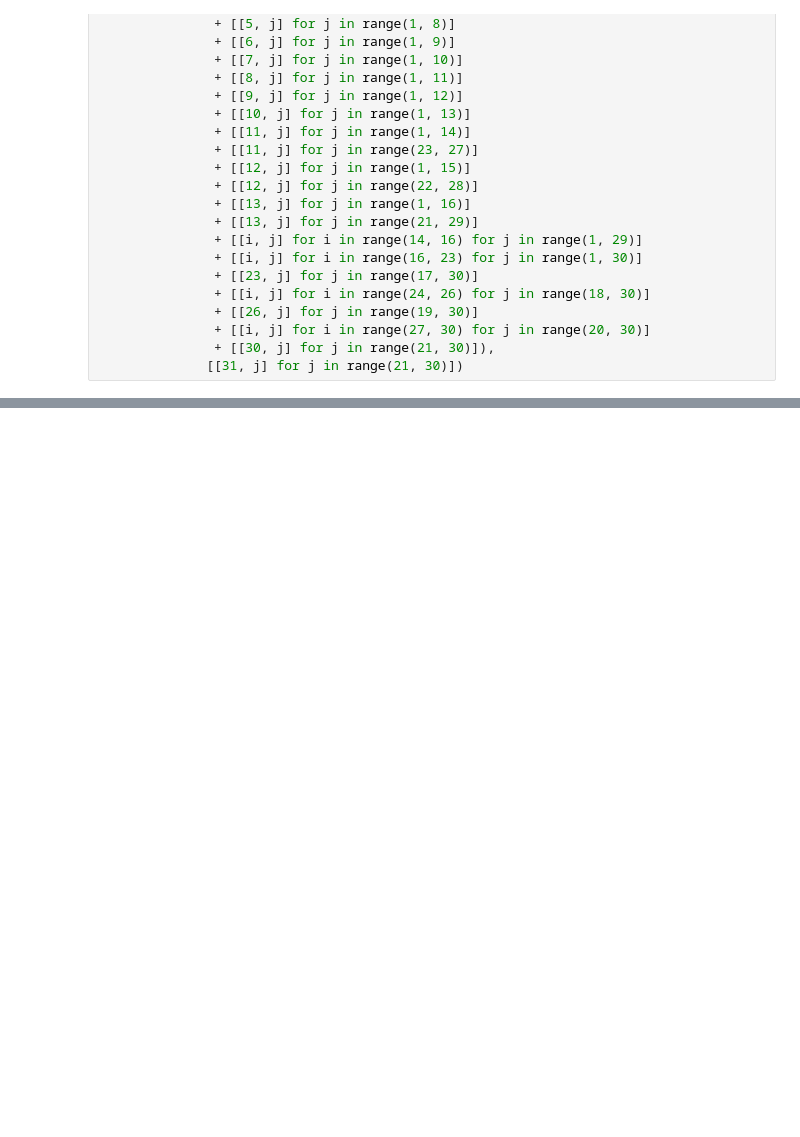
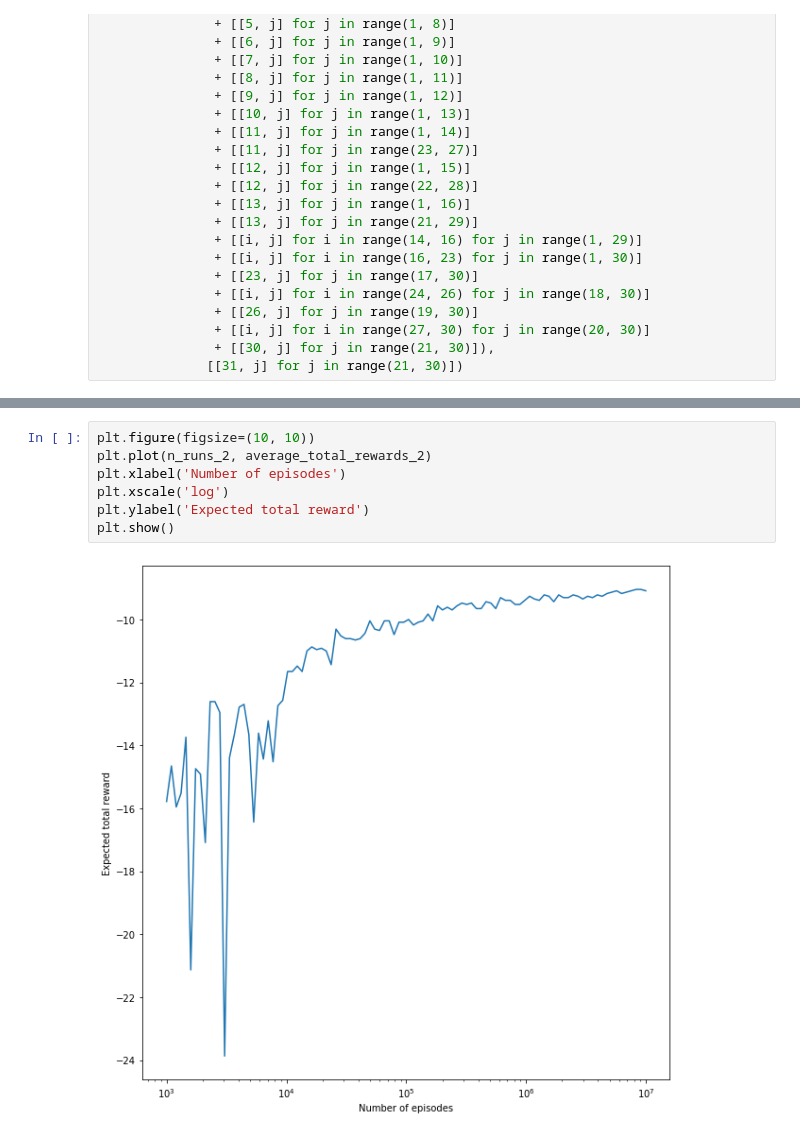
Before and after one commit to sgasioro/Sutton-RL-Solutions, a Jupyter notebook: Exercise 5.12.ipynb, the cells around one changed output, grey strips where cells are left out. Drawn from its saved outputs; the diff is of its cells as text; blank space fills up the shorter version.

```diff
--- a/Exercise 5.12.ipynb
+++ b/Exercise 5.12.ipynb
@@ -459,3 +496,12 @@ Wall time: 27min 16s
+# %%
+plt.figure(figsize=(10, 10))
+plt.plot(n_runs_2, average_total_rewards_2)
+plt.xlabel('Number of episodes')
+plt.xscale('log')
+plt.ylabel('Expected total reward')
+plt.show()
+# %% [output]
+[figure, added]
 # %%
 plt.figure(figsize=(10, 10))
 plot_grid(grid_2)
```
Also changed, not shown: parts of 11 cells of this notebook.
